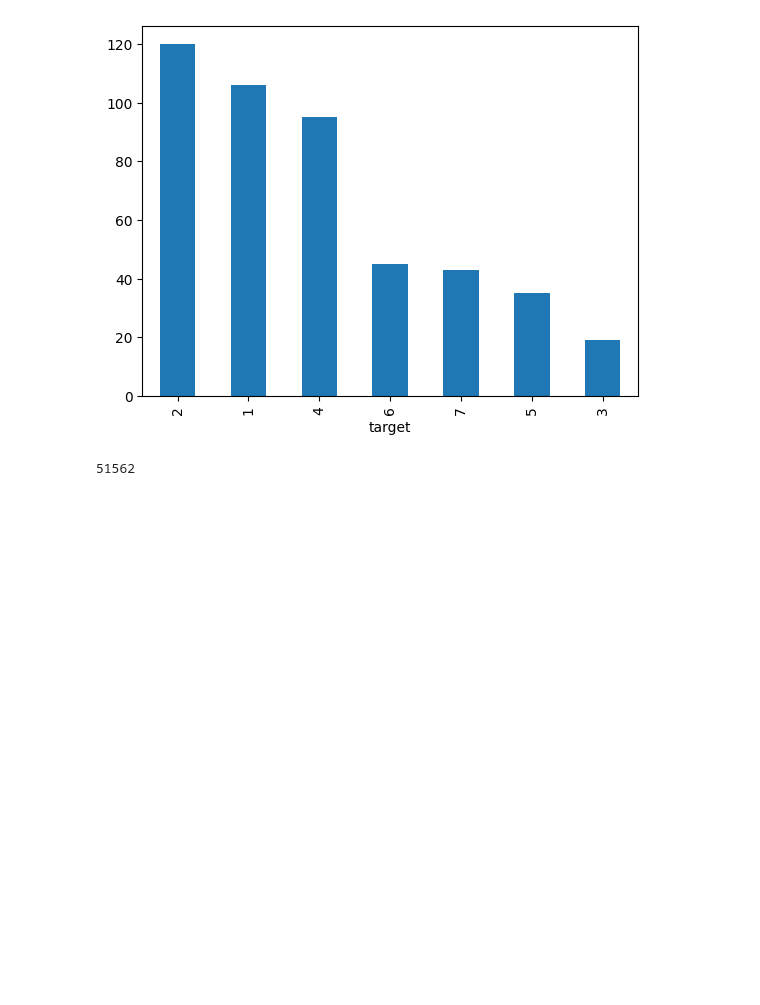
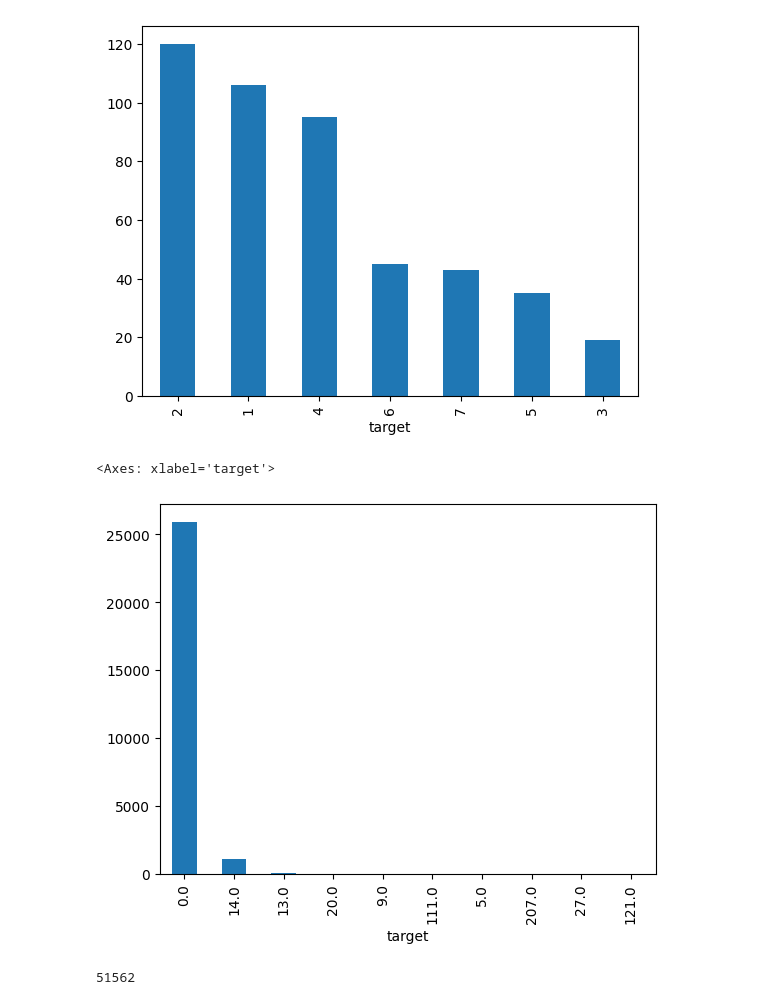
Before and after one commit to matthieuclaudel/MLOps_Detection_Anomalies_Acoustiques_Et_Vibratoires_Moteurs_Electriques, a Jupyter notebook: notebooks/1.0-Ludovic-exploration.ipynb, the cells around one changed output. Saved outputs shown, nothing was run; the diff lists cells and outputs as text; code cells hidden in the pictures; blank space fills up the shorter version.

```diff
--- a/notebooks/1.0-Ludovic-exploration.ipynb
+++ b/notebooks/1.0-Ludovic-exploration.ipynb
@@ -46,6 +46,11 @@ ng['target'].value_counts().plot.bar()
 # %% [output]
 <Axes: xlabel='target'>
 [figure]
+# %%
+go_ng['target'].value_counts().plot.bar()
+# %% [output]
+<Axes: xlabel='target'>
+[figure, added]
 # %%
 len(go_ng)
 # %% [output]
```
Also changed, not shown: parts of 19 cells of this notebook.
